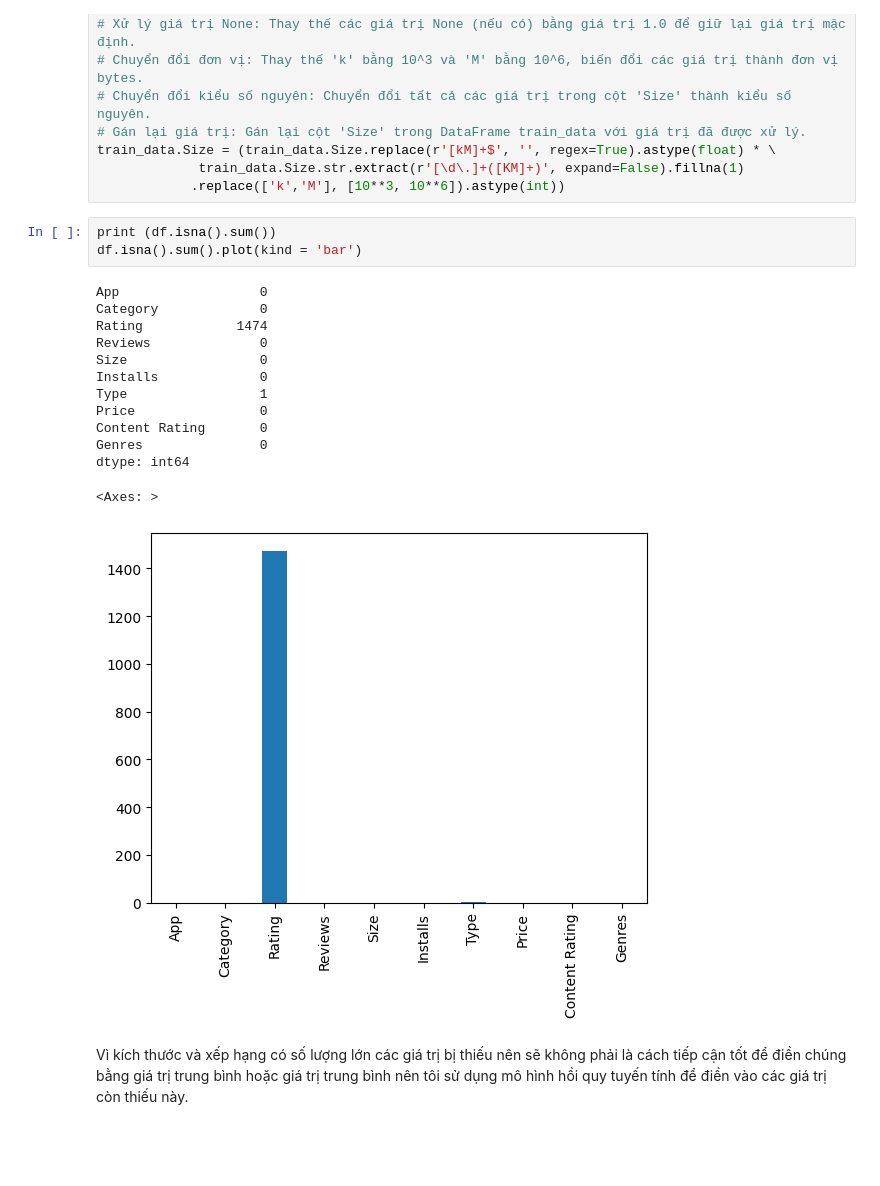
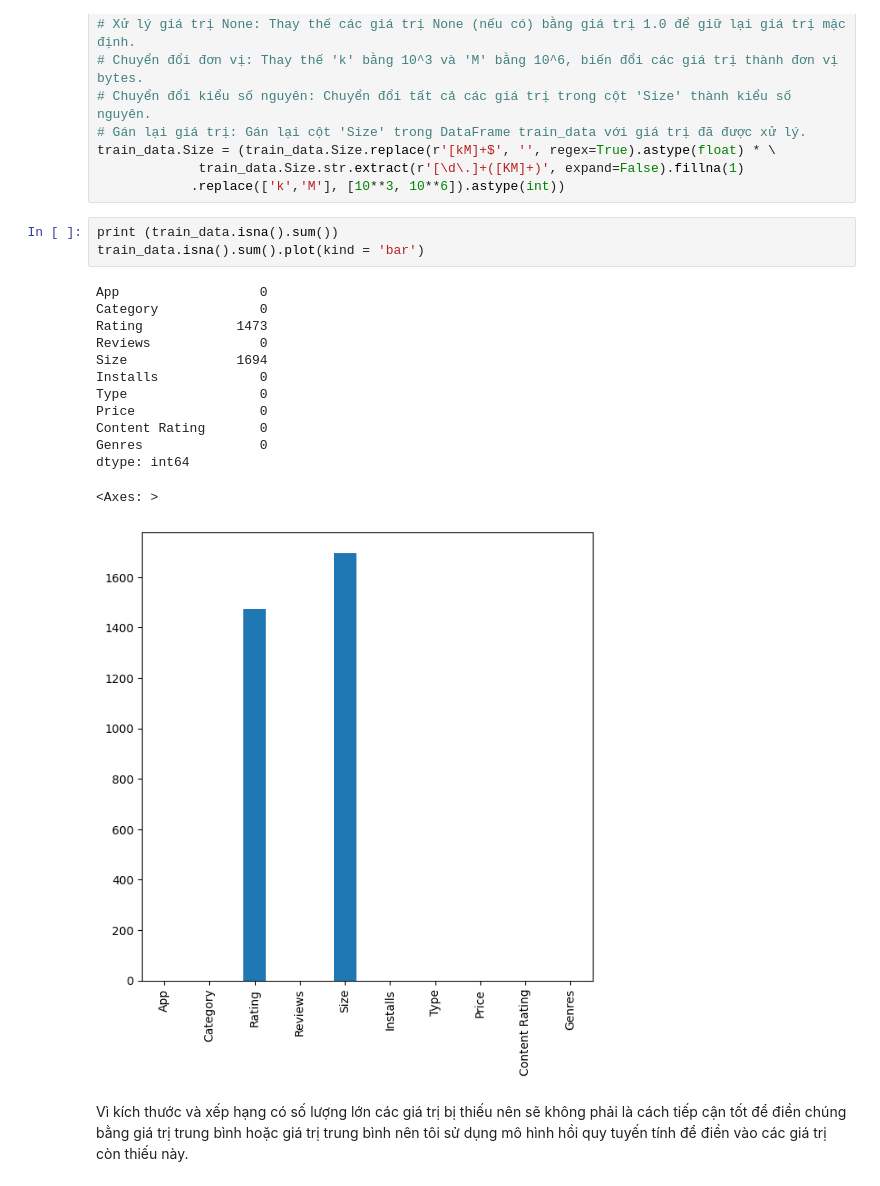
Before and after one commit to nguyenhieu-09/machine-learning, a Jupyter notebook: Học_máy_Nhóm_4.ipynb, the cells around one changed output. Drawn from its saved outputs; the diff is of its cells as text; blank space fills up the shorter version.

```diff
--- a/Học_máy_Nhóm_4.ipynb
+++ b/Học_máy_Nhóm_4.ipynb
@@ -164,21 +164,21 @@ train_data.Size = (train_data.Size.replace(r'[kM]+$', '', regex=True).astype(flo
              train_data.Size.str.extract(r'[\d\.]+([KM]+)', expand=False).fillna(1)
             .replace(['k','M'], [10**3, 10**6]).astype(int))
 # %%
-print (df.isna().sum())
-df.isna().sum().plot(kind = 'bar')
+print (train_data.isna().sum())
+train_data.isna().sum().plot(kind = 'bar')
 # %% [output]
 App                  0
 Category             0
-Rating            1474
+Rating            1473
 Reviews              0
-Size                 0
+Size              1694
 Installs             0
-Type                 1
+Type                 0
 Price                0
 Content Rating       0
 Genres               0
 dtype: int64
 <Axes: >
-[figure, old version]
+[figure, new version]
 # %% [markdown]
 Vì kích thước và xếp hạng có số lượng lớn các giá trị bị thiếu nên sẽ không phải là cách tiếp cận tốt để điền chúng bằng giá trị trung bình hoặc giá trị trung bình nên tôi sử dụng mô hình hồi quy tuyến tính để điền vào các giá trị còn thiếu này.
```
Also changed, not shown: parts of 14 cells of this notebook.
